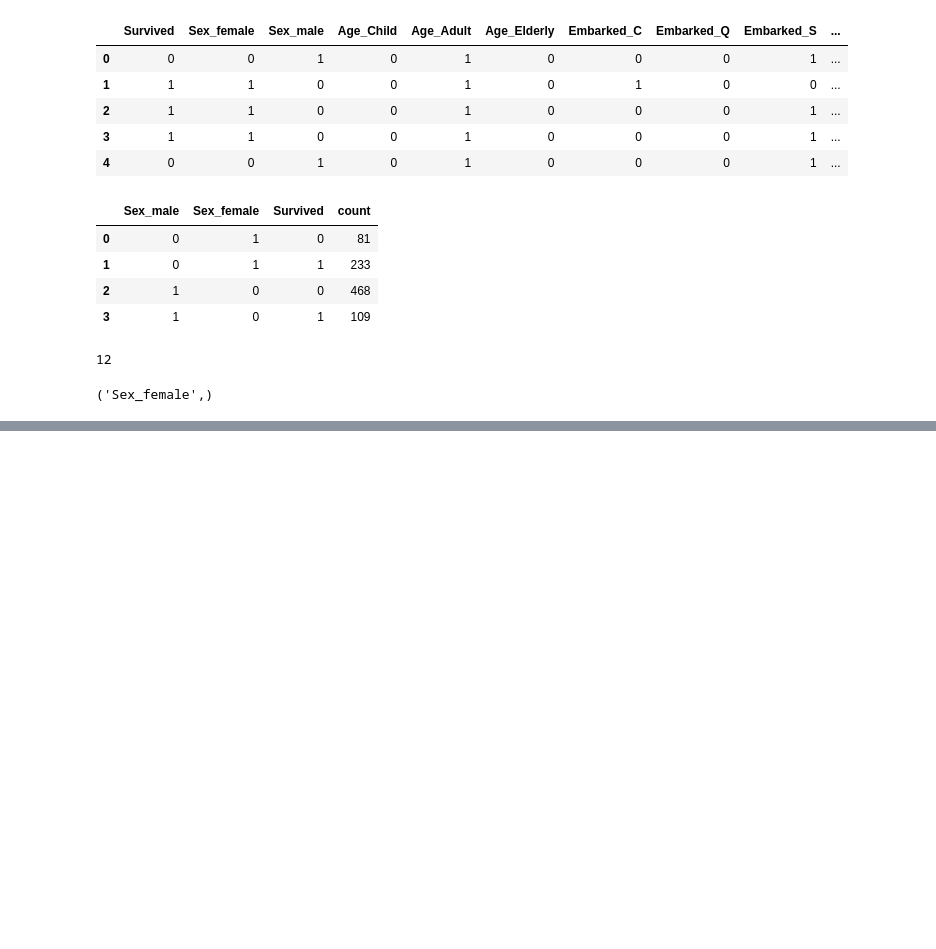
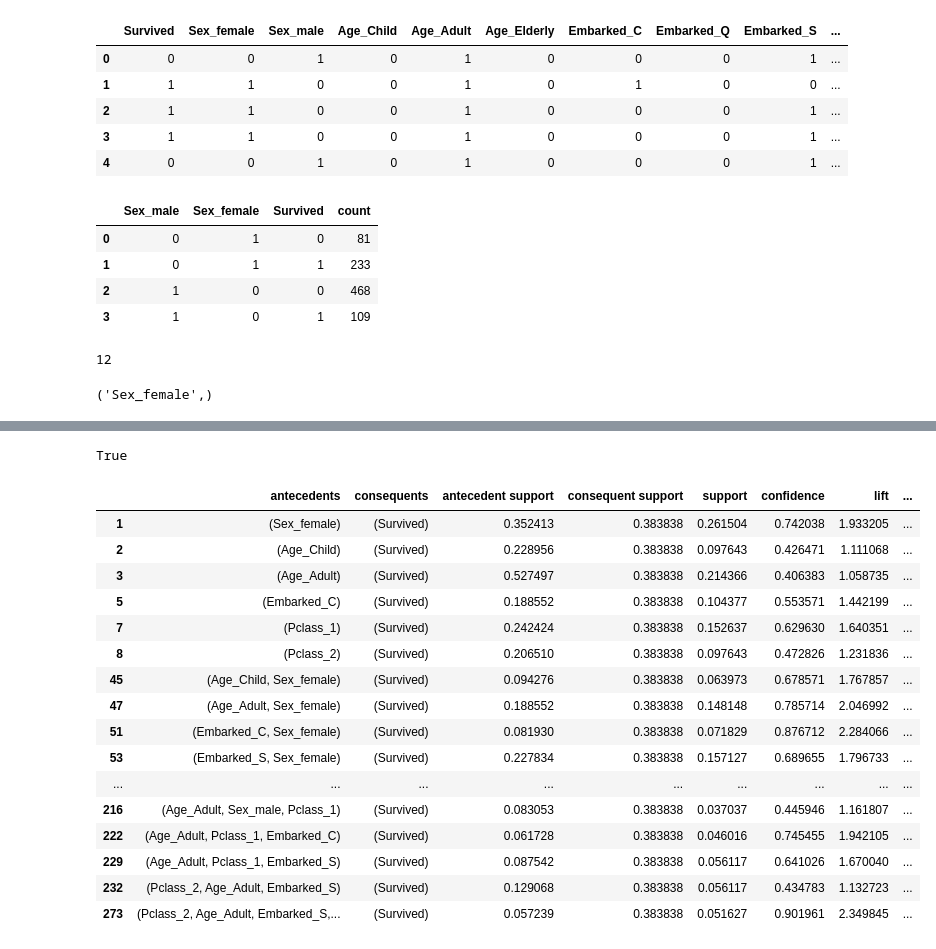
Before and after one commit to gtengwei/CZ4032-Data-Mining, a Jupyter notebook: apriori.ipynb, the cells around one changed output, grey strips where cells are left out. Cells and saved outputs as stored; diff of their text form; code cells hidden in the pictures; blank space fills up the shorter version.

```diff
--- a/apriori.ipynb
+++ b/apriori.ipynb
@@ -829,8 +860,8 @@ survival_df.head()
 | 3 | 895 | 0 |
 | 4 | 896 | 1 |
 # %%
-train_titanic_df = pd.read_csv('titanic/train.csv')
-test_titanic_df = pd.read_csv('titanic/test.csv')
+train_titanic_df = pd.read_csv('dataset/titanic/train.csv')
+test_titanic_df = pd.read_csv('dataset/titanic/test.csv')
 # %%
 train_titanic_df.head()
 # %% [output]
@@ -959,0 +1013,4 @@ Rule  18 : antecedent -> consequent:  ['Age_Adult', 'Embarked_S', 'Pclass_2'] ->
+# %%
+from mlxtend.frequent_patterns import apriori, association_rules
+freq_items = apriori(train_titanic_df, min_support=0.0337, use_colnames=True)
+freq_items
@@ -959,0 +1031,3 @@ Rule  18 : antecedent -> consequent:  ['Age_Adult', 'Embarked_S', 'Pclass_2'] ->
+# %%
+rules = association_rules(freq_items, metric='confidence', min_threshold=0.4)
+rules
@@ -959,0 +1048,24 @@ Rule  18 : antecedent -> consequent:  ['Age_Adult', 'Embarked_S', 'Pclass_2'] ->
+# %%
+rules['consequents'][2] == {'Survived'}
+# %% [output]
+True
+# %%
+rules[rules['consequents'] == {'Survived'}]
+# %% [output]
+|  | antecedents | consequents | antecedent support | consequent support | support | confidence | lift | ... |
+| 1 | (Sex_female) | (Survived) | 0.352413 | 0.383838 | 0.261504 | 0.742038 | 1.933205 | ... |
+| 2 | (Age_Child) | (Survived) | 0.228956 | 0.383838 | 0.097643 | 0.426471 | 1.111068 | ... |
+| 3 | (Age_Adult) | (Survived) | 0.527497 | 0.383838 | 0.214366 | 0.406383 | 1.058735 | ... |
+| 5 | (Embarked_C) | (Survived) | 0.188552 | 0.383838 | 0.104377 | 0.553571 | 1.442199 | ... |
+| 7 | (Pclass_1) | (Survived) | 0.242424 | 0.383838 | 0.152637 | 0.629630 | 1.640351 | ... |
+| 8 | (Pclass_2) | (Survived) | 0.206510 | 0.383838 | 0.097643 | 0.472826 | 1.231836 | ... |
+| 45 | (Age_Child, Sex_female) | (Survived) | 0.094276 | 0.383838 | 0.063973 | 0.678571 | 1.767857 | ... |
+| 47 | (Age_Adult, Sex_female) | (Survived) | 0.188552 | 0.383838 | 0.148148 | 0.785714 | 2.046992 | ... |
+| 51 | (Embarked_C, Sex_female) | (Survived) | 0.081930 | 0.383838 | 0.071829 | 0.876712 | 2.284066 | ... |
+| 53 | (Embarked_S, Sex_female) | (Survived) | 0.227834 | 0.383838 | 0.157127 | 0.689655 | 1.796733 | ... |
+| ... | ... | ... | ... | ... | ... | ... | ... | ... |
+| 216 | (Age_Adult, Sex_male, Pclass_1) | (Survived) | 0.083053 | 0.383838 | 0.037037 | 0.445946 | 1.161807 | ... |
+| 222 | (Age_Adult, Pclass_1, Embarked_C) | (Survived) | 0.061728 | 0.383838 | 0.046016 | 0.745455 | 1.942105 | ... |
+| 229 | (Age_Adult, Pclass_1, Embarked_S) | (Survived) | 0.087542 | 0.383838 | 0.056117 | 0.641026 | 1.670040 | ... |
+| 232 | (Pclass_2, Age_Adult, Embarked_S) | (Survived) | 0.129068 | 0.383838 | 0.056117 | 0.434783 | 1.132723 | ... |
+| 273 | (Pclass_2, Age_Adult, Embarked_S,... | (Survived) | 0.057239 | 0.383838 | 0.051627 | 0.901961 | 2.349845 | ... |
```
Also changed, not shown: parts of 15 cells of this notebook.
